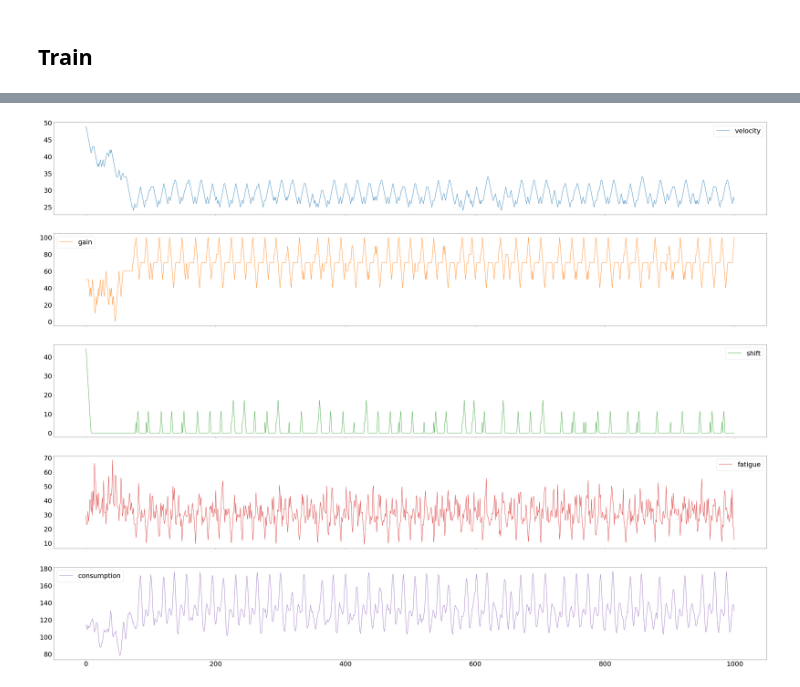
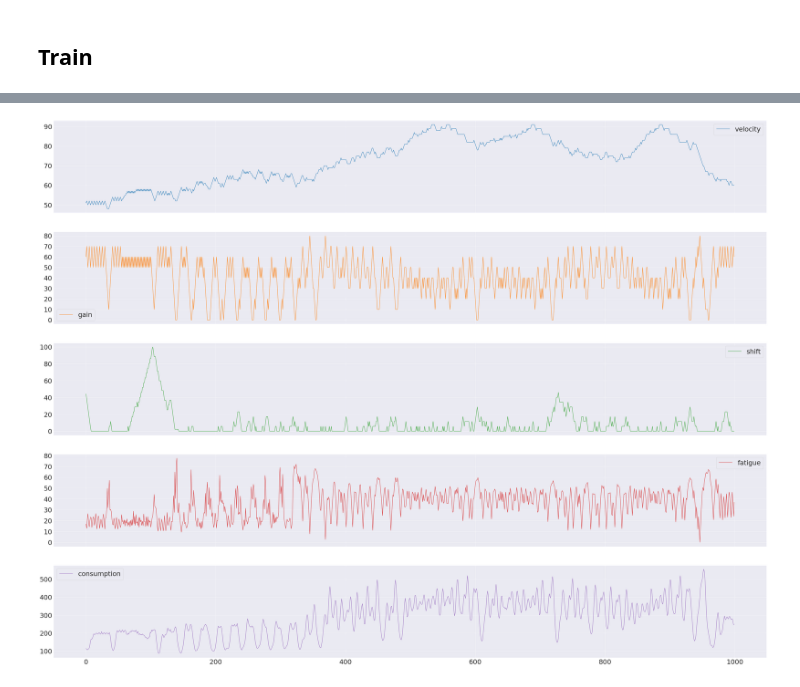
Before and after one commit to MHamza-Y/State-Space-Discretization, a Jupyter notebook: policy_iteration.ipynb, the cells around one changed output, grey strips where cells are left out. Saved outputs shown, nothing was run; the diff lists cells and outputs as text; code cells hidden in the pictures.

```diff
--- a/policy_iteration.ipynb
+++ b/policy_iteration.ipynb
@@ -48,2 +16,0 @@ mdp_model.save(mdp_save_path)
-# %%
-mdp_model = MDPModel.load(mdp_save_path)
@@ -61,9 +56,14 @@ array([2525.7144, 2413.4985, 2503.555 , ..., 2147.0952, 2187.8008,
 # %%
-solver = PolicyIteration(mdp_model.reward_function, mdp_model.transition_model, gamma=0.999, sa_reward=sa_reward)
-solver.train(total_epochs=100,eval_epochs=2000)
-policy_save_path = 'tmp/dynamic_programming/ib_policy.pkl'
+def train_policy_iteration(mdp_path, policy_save_path):
+    mdp_model = MDPModel.load(mdp_path)
+    solver = PolicyIteration(reward_function=mdp_model.reward_function, transition_model=mdp_model.transition_model,
+                         gamma=0.99, sa_reward=sa_reward)
+    solver.train(total_epochs=1000,eval_epochs=2000)
+    trained_policy = DPPolicy(policy_table=solver.policy, state_to_index=mdp_model.state_to_index,
+                              index_to_action=mdp_model.index_to_actions)
+    trained_policy.save(policy_save_path)
 
-trained_policy = DPPolicy(policy_table=solver.policy, state_to_index=mdp_model.state_to_index,
-                        index_to_action=mdp_model.index_to_actions)
-trained_policy.save(policy_save_path)
+
+for i, mdp_save_path in enumerate(mdp_save_paths):
+    train_policy_iteration(mdp_path=mdp_save_path, policy_save_path=policies_save_paths[i])
 # %% [output]
@@ -93,8 +178,0 @@ print(solver.values)
-# %%
-
-
-steps_per_episode = 1000
-env_kwargs = {'steps_per_episode': steps_per_episode,'device':device, 'model_path':'state_quantization/model'}
-
-policy = DPPolicy.load(policy_save_path)
-algo = EvalDiscreteStatePolicy(policy=policy,env_creator=env_creator,env_kwargs=env_kwargs)
@@ -111,0 +179,15 @@ algo.eval_new_state_found
+# %%
+from benchmarks.policy_benchmarks import PolicyBenchmarks
+
+steps_per_episode = 1000
+evaluators = []
+for i, policy_file in enumerate(policies_save_paths):
+    print(policy_file)
+    eval_policy = DPPolicy.load(policy_file)
+    env_kwargs = {'steps_per_episode': steps_per_episode, 'device': device, 'model_path': quant_models_paths[i]}
+    evaluator = EvalDiscreteStatePolicy(policy=eval_policy, env_creator=env_creator, env_kwargs=env_kwargs,
+                                        tag=policy_file.split('/')[-1].split('.')[0])
+    evaluators.append(evaluator)
+
+policy_benchmarks = PolicyBenchmarks(evaluators=evaluators, epochs=10)
+policy_benchmarks.benchmark()
@@ -112,4 +199,4 @@ algo.eval_new_state_found
 # %%
-plot_industrial_benchmark_trajectories(algo.eval_trajectories[0]['info'])
+plot_industrial_benchmark_trajectories(policy_benchmarks.evaluators[-1].eval_trajectories[0]['info'])
 # %% [output]
-[figure, old version]
+[figure, new version]
```
Also changed, not shown: parts of 15 cells of this notebook, 18 other files.
